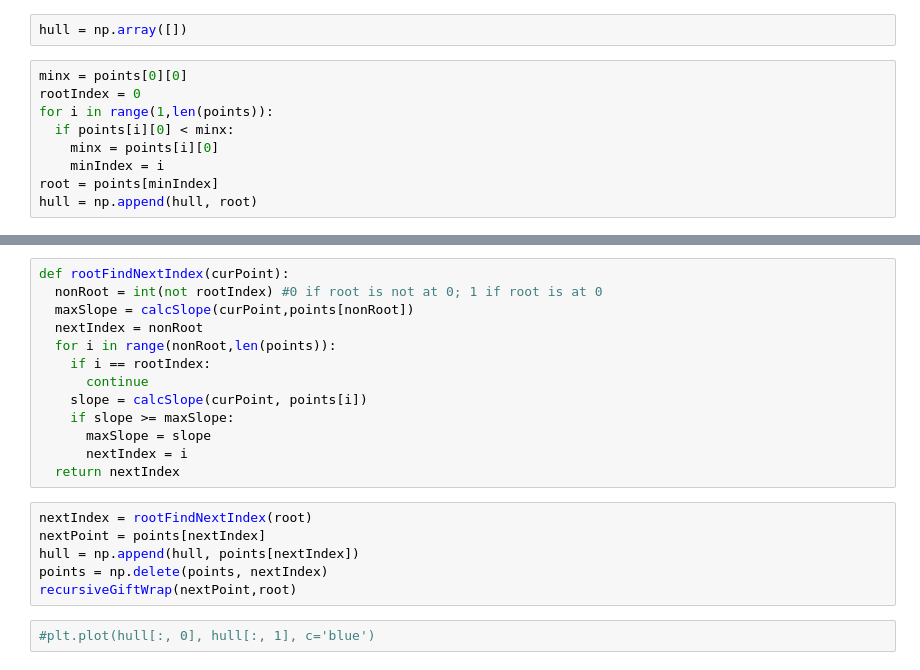
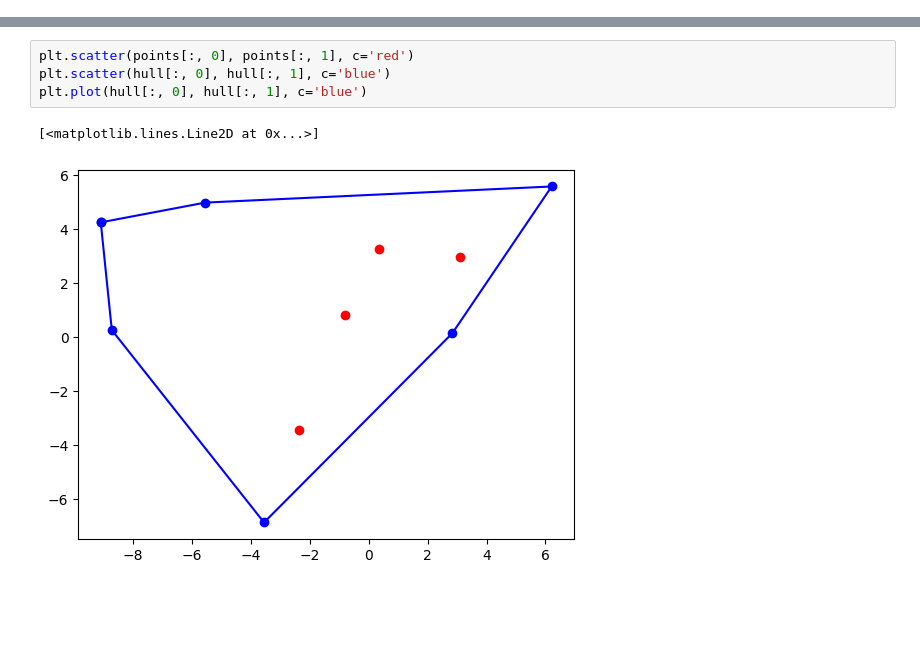
Before and after one commit to AlecTraas/computational-geo-lab, a Jupyter notebook: Colab/Ridge/GiftWrap.ipynb, the cells around one changed output, grey strips where cells are left out. Drawn from its saved outputs; the diff is of its cells as text; blank space fills up the shorter version.

```diff
--- a/Colab/Ridge/GiftWrap.ipynb
+++ b/Colab/Ridge/GiftWrap.ipynb
@@ -16,11 +130,0 @@ plt.scatter(points[:, 0], points[:, 1], c='blue')
-# %%
-hull = np.array([])
-# %%
-minx = points[0][0]
-rootIndex = 0
-for i in range(1,len(points)):
-  if points[i][0] < minx:
-    minx = points[i][0]
-    minIndex = i
-root = points[minIndex]
-hull = np.append(hull, root)
@@ -52,21 +131,7 @@ def findNextIndex(curPoint):
-# %%
-def rootFindNextIndex(curPoint):
-  nonRoot = int(not rootIndex) #0 if root is not at 0; 1 if root is at 0
-  maxSlope = calcSlope(curPoint,points[nonRoot])
-  nextIndex = nonRoot
-  for i in range(nonRoot,len(points)):
-    if i == rootIndex:
-      continue
-    slope = calcSlope(curPoint, points[i])
-    if slope >= maxSlope:
-      maxSlope = slope
-      nextIndex = i
-  return nextIndex
-# %%
-nextIndex = rootFindNextIndex(root)
-nextPoint = points[nextIndex]
-hull = np.append(hull, points[nextIndex])
-points = np.delete(points, nextIndex)
-recursiveGiftWrap(nextPoint,root)
 # %%
-#plt.plot(hull[:, 0], hull[:, 1], c='blue')
+plt.scatter(points[:, 0], points[:, 1], c='red')
+plt.scatter(hull[:, 0], hull[:, 1], c='blue')
+plt.plot(hull[:, 0], hull[:, 1], c='blue')
+# %% [output]
+[<matplotlib.lines.Line2D at 0x...>]
+[figure, added]
```
Also changed, not shown: parts of 16 cells of this notebook.
